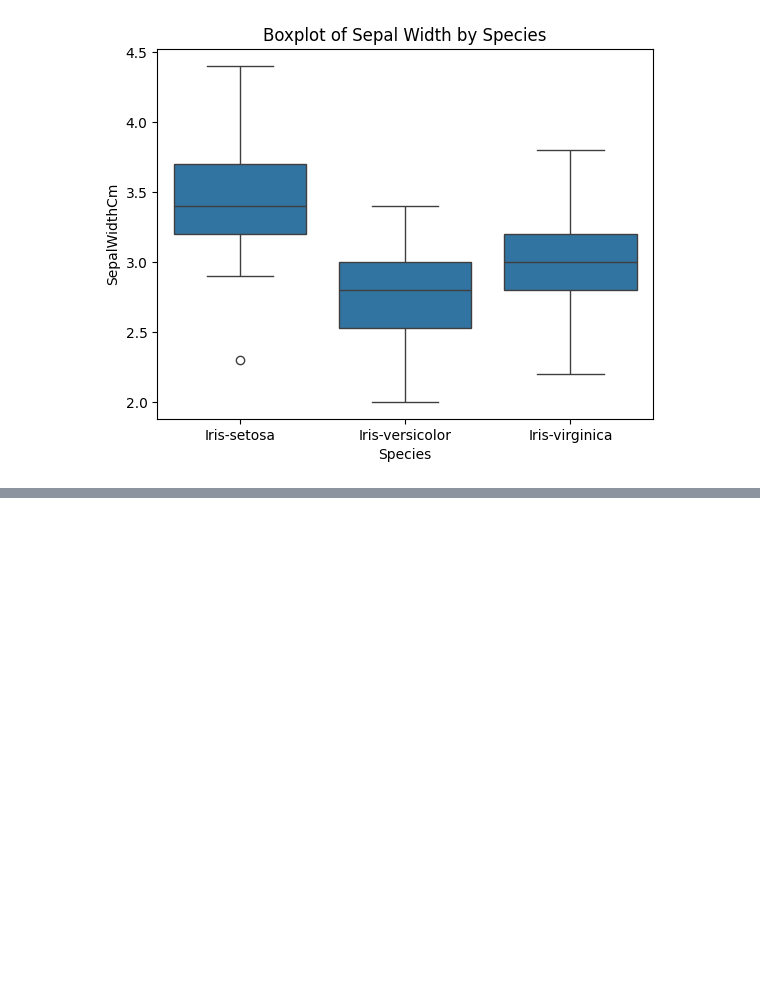
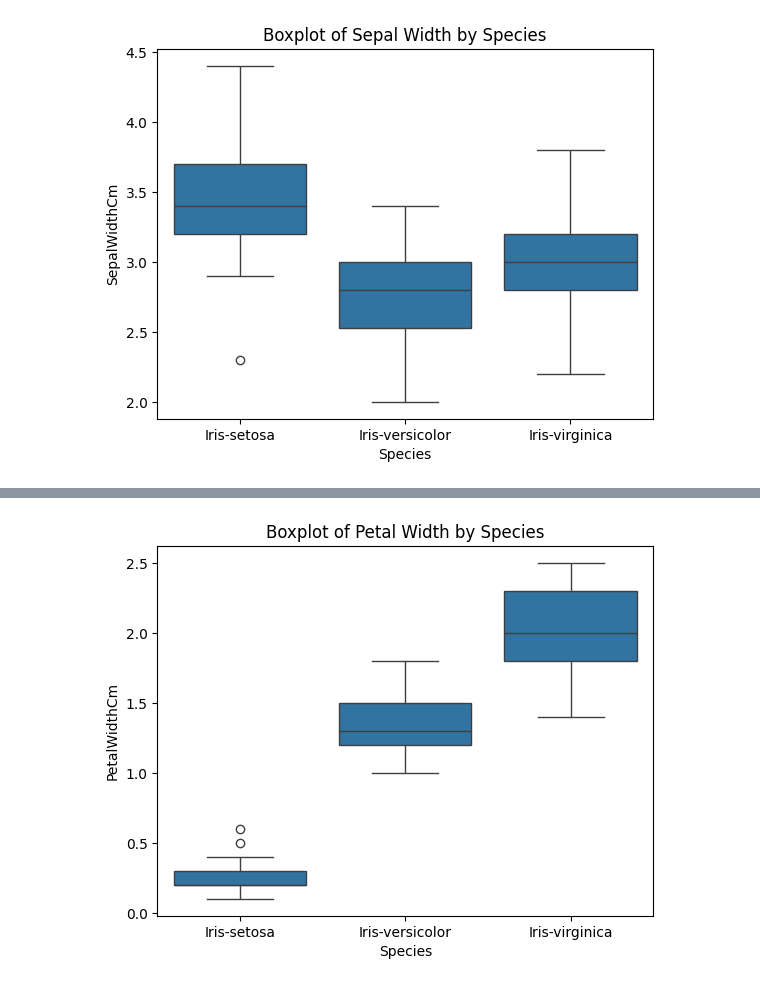
Before and after one commit to chfaizan2/CodeAlpha-Internship-Tasks, a Jupyter notebook: Task_1_Iris_Flower_Classification.ipynb, the cells around one changed output, grey strips where cells are left out. Saved outputs shown, nothing was run; the diff lists cells and outputs as text; code cells hidden in the pictures; blank space fills up the shorter version.

```diff
--- a/Task_1_Iris_Flower_Classification.ipynb
+++ b/Task_1_Iris_Flower_Classification.ipynb
@@ -113,0 +141,7 @@ plt.show()
+# %%
+# Creating Boxplot of Petal Width by Species
+sns.boxplot(x="Species", y="PetalWidthCm", data=df)
+plt.title("Boxplot of Petal Width by Species")
+plt.show()
+# %% [output]
+[figure, added]
```
Also changed, not shown: parts of 19 cells of this notebook.
